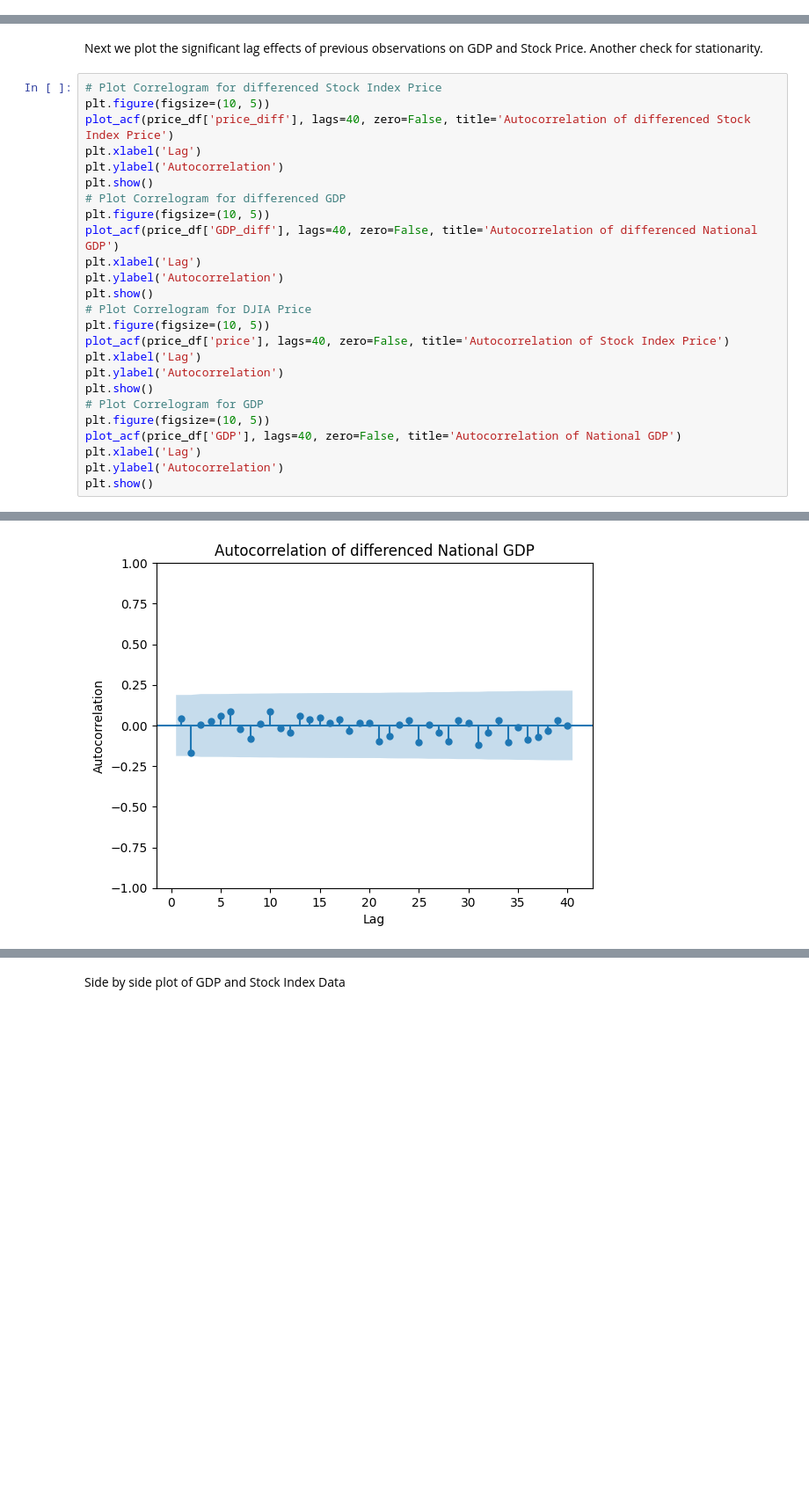
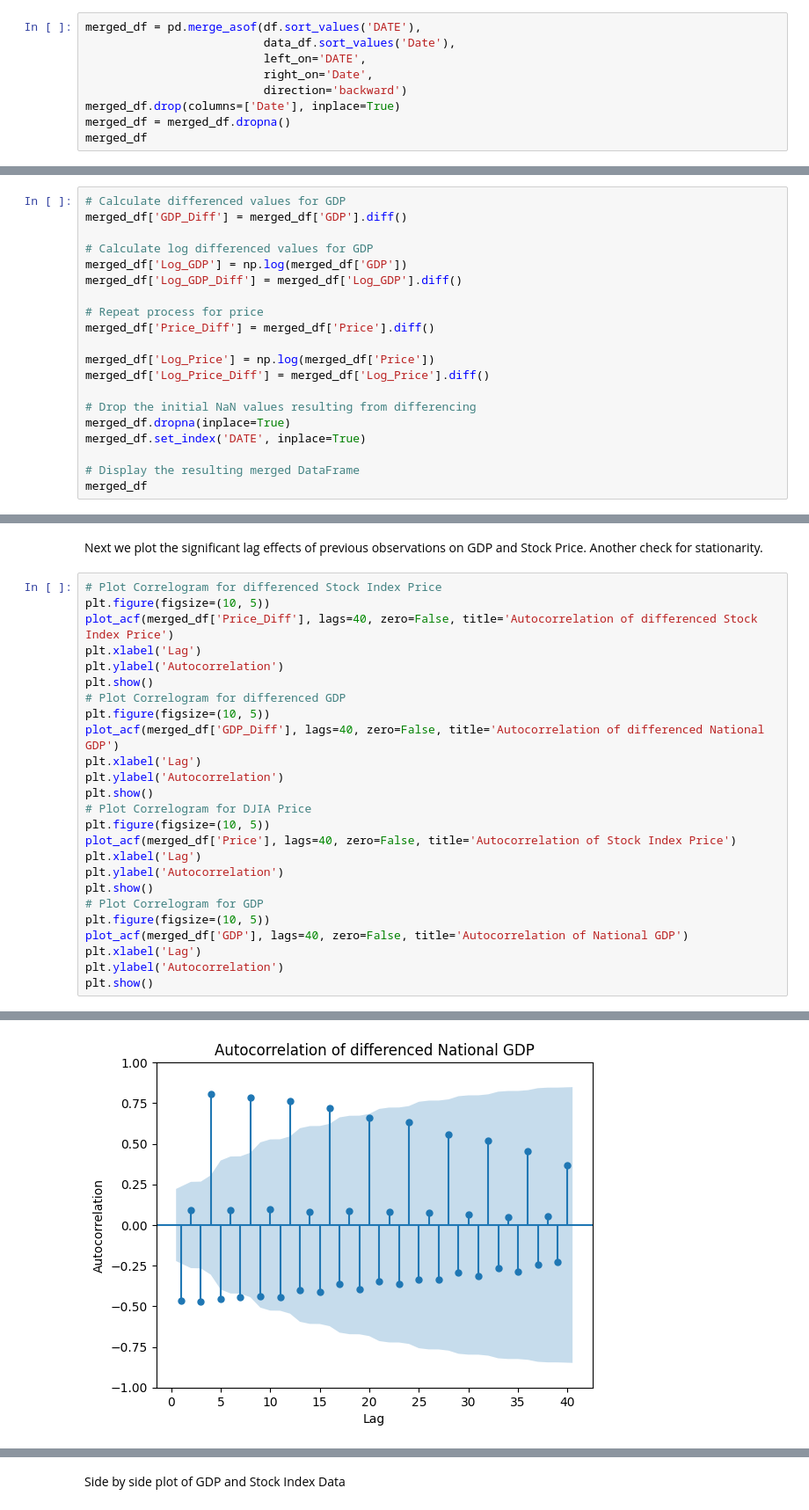
Before and after one commit to Philip-Lacava/Asset-Price-Bubble-Detection, a Jupyter notebook: Bubble Model 3.ipynb, the cells around one changed output, grey strips where cells are left out. Shown: that part at 88% size. Cells and saved outputs as stored; diff of their text form; blank space fills up the shorter version.

Commit message:
more graphs

```diff
--- a/Bubble Model 3.ipynb
+++ b/Bubble Model 3.ipynb
@@ -180,0 +185,9 @@ price_df
+# %%
+merged_df = pd.merge_asof(df.sort_values('DATE'),
+                          data_df.sort_values('Date'),
+                          left_on='DATE',
+                          right_on='Date',
+                          direction='backward')
+merged_df.drop(columns=['Date'], inplace=True)
+merged_df = merged_df.dropna()
+merged_df
@@ -180,0 +208,20 @@ price_df
+# %%
+# Calculate differenced values for GDP
+merged_df['GDP_Diff'] = merged_df['GDP'].diff()
+
+# Calculate log differenced values for GDP
+merged_df['Log_GDP'] = np.log(merged_df['GDP'])
+merged_df['Log_GDP_Diff'] = merged_df['Log_GDP'].diff()
+
+# Repeat process for price
+merged_df['Price_Diff'] = merged_df['Price'].diff()
+
+merged_df['Log_Price'] = np.log(merged_df['Price'])
+merged_df['Log_Price_Diff'] = merged_df['Log_Price'].diff()
+
+# Drop the initial NaN values resulting from differencing
+merged_df.dropna(inplace=True)
+merged_df.set_index('DATE', inplace=True)
+
+# Display the resulting merged DataFrame
+merged_df
@@ -246,25 +301,25 @@ Next we plot the significant lag effects of previous observations on GDP and Sto
 # %%
 # Plot Correlogram for differenced Stock Index Price
 plt.figure(figsize=(10, 5))
-plot_acf(price_df['price_diff'], lags=40, zero=False, title='Autocorrelation of differenced Stock Index Price')
+plot_acf(merged_df['Price_Diff'], lags=40, zero=False, title='Autocorrelation of differenced Stock Index Price')
 plt.xlabel('Lag')
 plt.ylabel('Autocorrelation')
 plt.show()
 # Plot Correlogram for differenced GDP
 plt.figure(figsize=(10, 5))
-plot_acf(price_df['GDP_diff'], lags=40, zero=False, title='Autocorrelation of differenced National GDP')
+plot_acf(merged_df['GDP_Diff'], lags=40, zero=False, title='Autocorrelation of differenced National GDP')
 plt.xlabel('Lag')
 plt.ylabel('Autocorrelation')
 plt.show()
 # Plot Correlogram for DJIA Price
 plt.figure(figsize=(10, 5))
-plot_acf(price_df['price'], lags=40, zero=False, title='Autocorrelation of Stock Index Price')
+plot_acf(merged_df['Price'], lags=40, zero=False, title='Autocorrelation of Stock Index Price')
 plt.xlabel('Lag')
 plt.ylabel('Autocorrelation')
 plt.show()
 # Plot Correlogram for GDP
 plt.figure(figsize=(10, 5))
-plot_acf(price_df['GDP'], lags=40, zero=False, title='Autocorrelation of National GDP')
+plot_acf(merged_df['GDP'], lags=40, zero=False, title='Autocorrelation of National GDP')
 plt.xlabel('Lag')
 plt.ylabel('Autocorrelation')
 plt.show()
@@ -274,3 +329,3 @@ plt.show()
 <Figure size 1000x500 with 0 Axes>
-[figure, old version]
+[figure, new version]
 <Figure size 1000x500 with 0 Axes>
```
Also changed, not shown: parts of 35 cells of this notebook, 28 other files.
